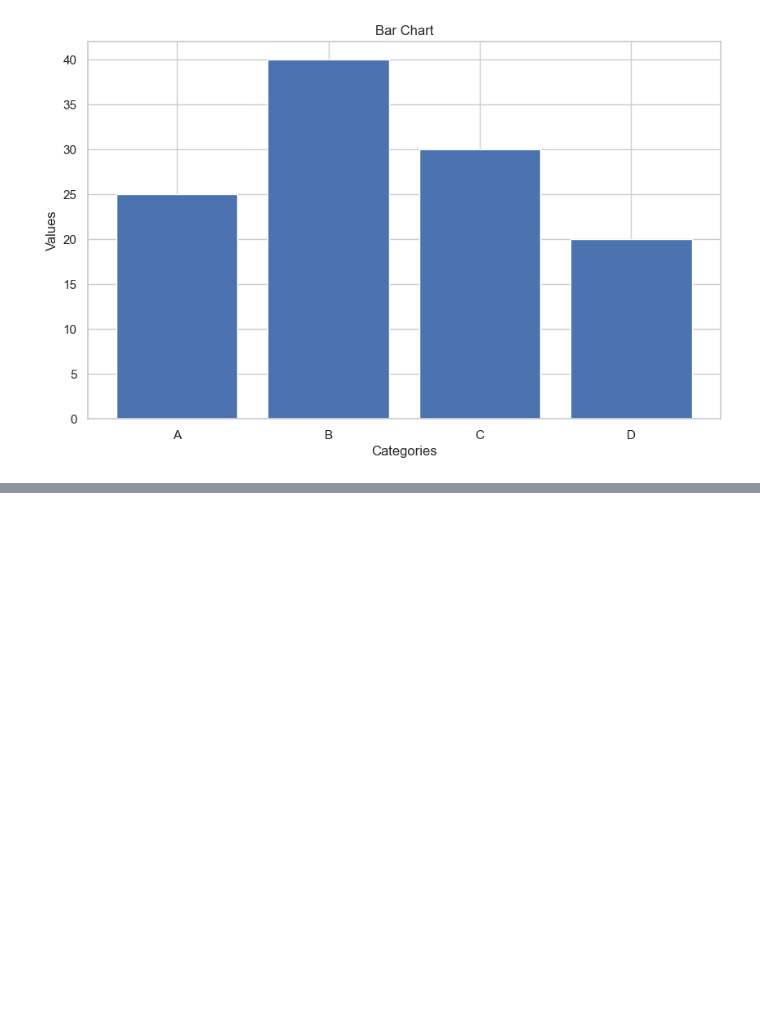
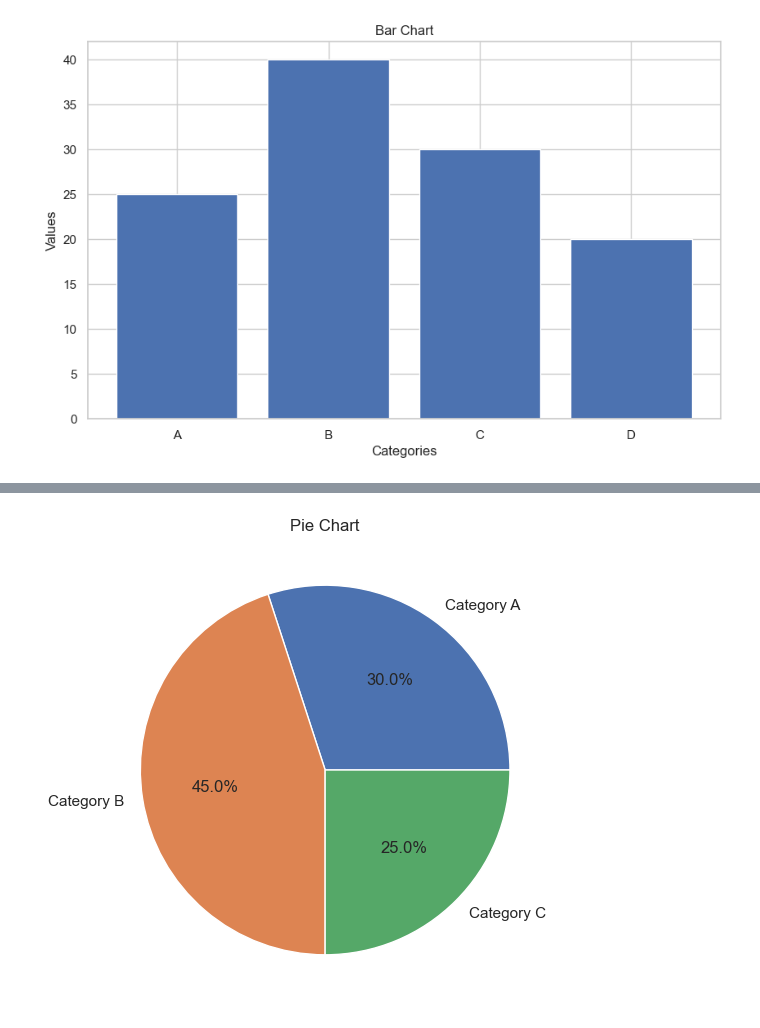
Before and after one commit to NanoBurgos/Visualizacion_Data_Python, a Jupyter notebook: graficos_python.ipynb, the cells around one changed output, grey strips where cells are left out. Saved outputs shown, nothing was run; the diff lists cells and outputs as text; code cells hidden in the pictures; blank space fills up the shorter version.

Commit message:
Añado a graficos_python.ipynb: 3. Pie Chart

```diff
--- a/graficos_python.ipynb
+++ b/graficos_python.ipynb
@@ -162,0 +169,11 @@ plt.show()
+# %%
+# PIE CHART
+
+labels = ['Category A', 'Category B', 'Category C']
+sizes = [30, 45, 25]
+
+plt.pie(sizes, labels=labels, autopct='%1.1f%%')
+plt.title('Pie Chart')
+plt.show()
+# %% [output]
+[figure, added]
```
Also changed, not shown: parts of 1 cell of this notebook.
